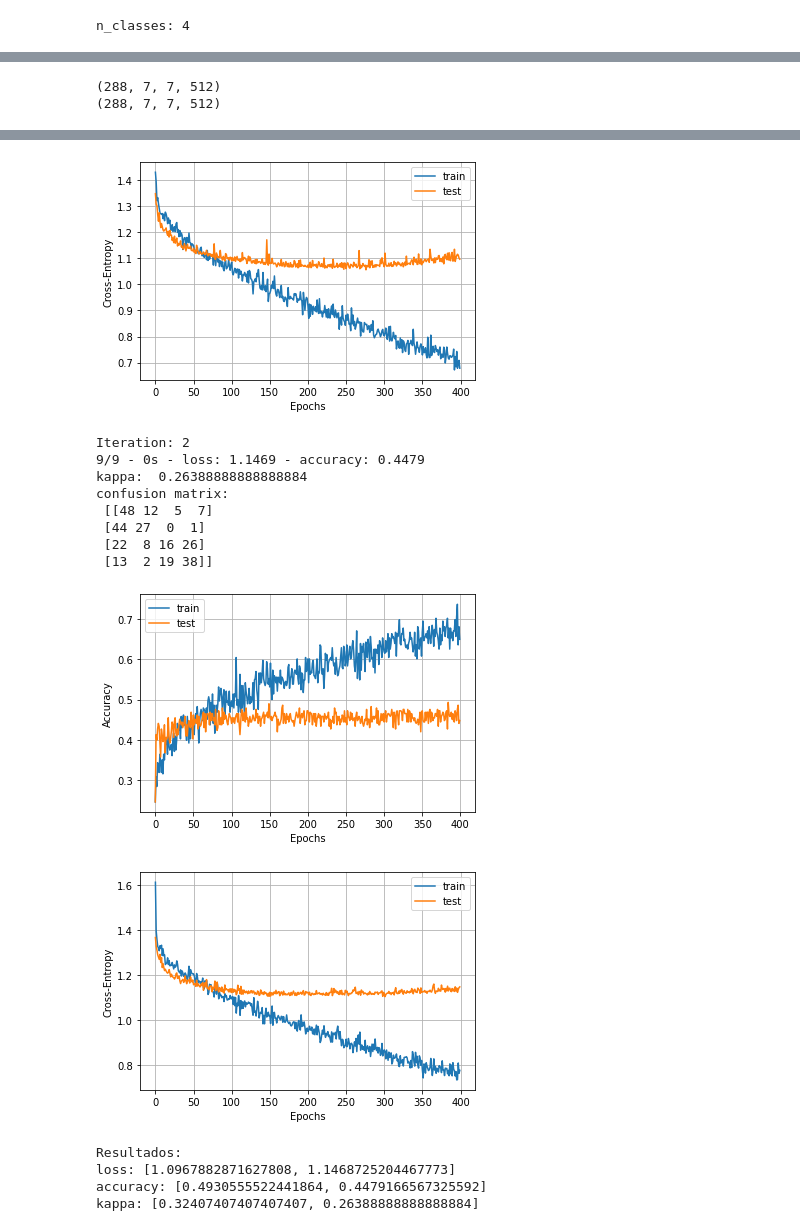
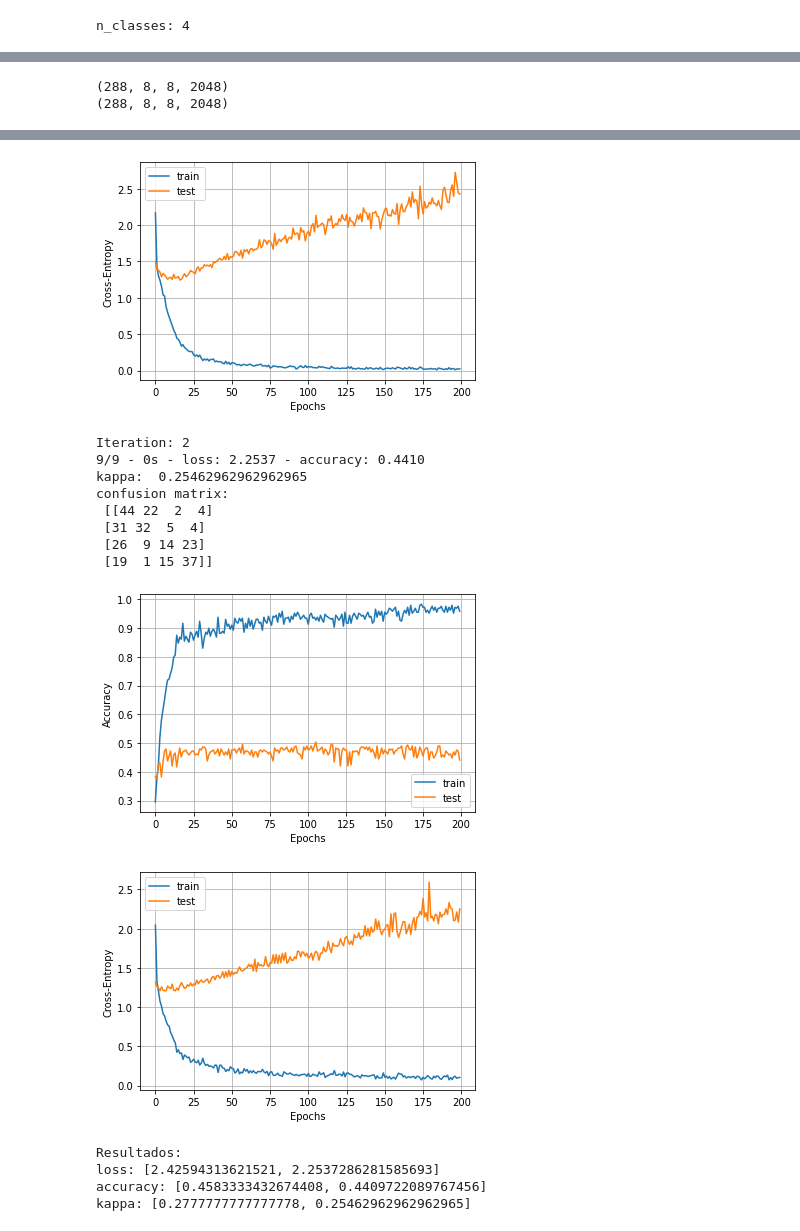
Before and after one commit to EdgarMoyete/Deep-Learning-BCI-IV-2a, a Jupyter notebook: Espectros-STFT/Transfer-Learning.ipynb, the cells around one changed output, grey strips where cells are left out. Cells and saved outputs as stored; diff of their text form; code cells hidden in the pictures.

```diff
--- a/Espectros-STFT/Transfer-Learning.ipynb
+++ b/Espectros-STFT/Transfer-Learning.ipynb
@@ -91,9 +96,9 @@ y_test = le.transform(y_test)
 # %%
 #unir 22 canales y resize de tamaño proporcional
 def unir_espectrogramas_vertical_resize(data):
-  dim = (224, 224) #ancho, alto
+  dim = (299, 299) #ancho, alto
   fs = 250
-  datos = np.zeros((288,224,224,3))
+  datos = np.zeros((288,299,299,3))
   temporal = np.zeros((528,4,3))
   for i in range(data.shape[0]): #288 muestras
     for j in range(22): #22 canales
@@ -135,8 +140,8 @@ x_train = x_train.astype('float32')
 x_test = x_test.astype('float32')
 
 #escalar los valores en un rango de 0 a 1 (normalizar)
-x_train /= 105.0
-x_test /= 105.0
+x_train /= 125.0
+x_test /= 125.0
 # %%
 print(np.max(x_train))
 print(np.max(x_test))
@@ -154,5 +159,5 @@ print(np.mean(x_test))
 # %%
-base_model = VGG16(weights='imagenet',
+base_model = InceptionV3(weights='imagenet',
                    include_top=False,
                    input_shape=x_train.shape[1:])
 # %% [output]
@@ -186,14 +191,14 @@ print(x_train.shape)
 x_test = base_model.predict(x_test)
 print(x_test.shape)
 # %% [output]
-(288, 7, 7, 512)
-(288, 7, 7, 512)
+(288, 8, 8, 2048)
+(288, 8, 8, 2048)
 # %%
 def transfer_learning():
   model = Sequential()
   model.add(Flatten(input_shape=x_train.shape[1:]))
   model.add(Dense(64, activation='relu'))
-  model.add(Dropout(0.5))
+  model.add(Dropout(0.2))
   model.add(Dense(n_classes, activation='softmax'))
 
   optimizer = Adam(lr=1e-4)
@@ -210,7 +215,7 @@ for i in range(2):
 
   model = transfer_learning()
 
-  history = model.fit(x_train, y_train, epochs=400, batch_size=18,
+  history = model.fit(x_train, y_train, epochs=200, batch_size=18,
                       validation_data=(x_test, y_test), verbose=0)
 
   test_loss, test_acc = model.evaluate(x_test, y_test, verbose=2)
@@ -260,18 +265,18 @@ confusion matrix:
-[figure, old version]
+[figure, new version]
 Iteration: 2
-9/9 - 0s - loss: 1.1469 - accuracy: 0.4479
-kappa:  0.26388888888888884
+9/9 - 0s - loss: 2.2537 - accuracy: 0.4410
+kappa:  0.25462962962962965
 confusion matrix:
- [[48 12  5  7]
- [44 27  0  1]
- [22  8 16 26]
- [13  2 19 38]]
+ [[44 22  2  4]
+ [31 32  5  4]
+ [26  9 14 23]
+ [19  1 15 37]]
-[figure, old version]
+[figure, new version]
-[figure, old version]
+[figure, new version]
 Resultados:
-loss: [1.0967882871627808, 1.1468725204467773]
-accuracy: [0.4930555522441864, 0.4479166567325592]
-kappa: [0.32407407407407407, 0.26388888888888884]
+loss: [2.42594313621521, 2.2537286281585693]
+accuracy: [0.4583333432674408, 0.4409722089767456]
+kappa: [0.2777777777777778, 0.25462962962962965]
 # %%
 model.summary()
 # %% [output]
```
Also changed, not shown: parts of 14 cells of this notebook, 4 other files.
